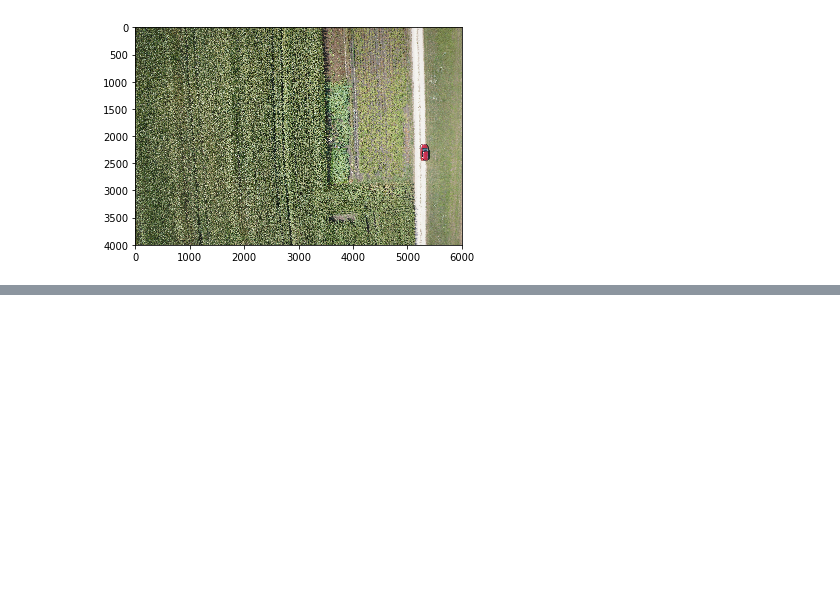
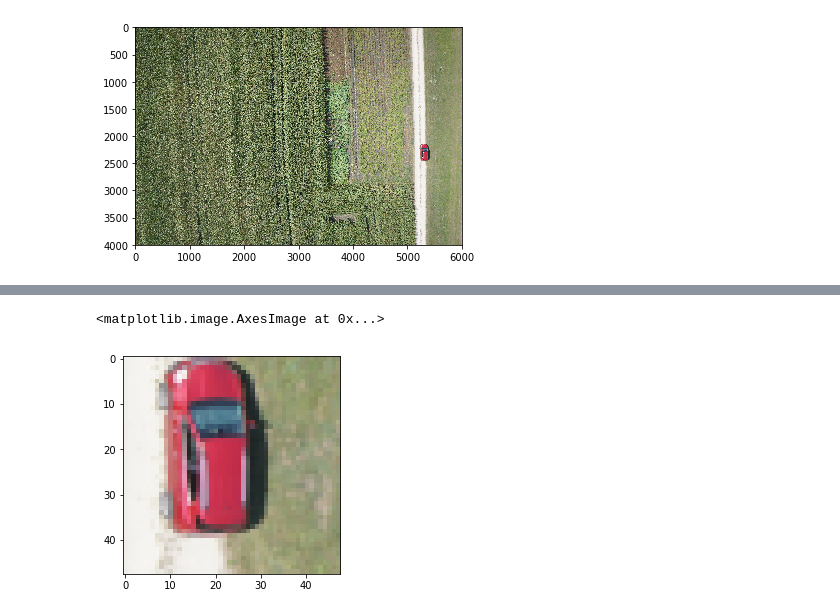
Before and after one commit to dorianHe/visualizing_what_CNN_learns, a Jupyter notebook: test_visualization.ipynb, the cells around one changed output, grey strips where cells are left out. Saved outputs shown, nothing was run; the diff lists cells and outputs as text; code cells hidden in the pictures; blank space fills up the shorter version.

```diff
--- a/test_visualization.ipynb
+++ b/test_visualization.ipynb
@@ -217,3 +218,9 @@ plt.imshow(example_cropped_image)
+# %%
+example_cropped_image = resized_image[270:318, 650:698]
+plt.imshow(example_cropped_image)
+# %% [output]
+<matplotlib.image.AxesImage at 0x...>
+[figure, added]
 # %%
 convlayer_index = 1
 visualizer.visualize_activation(example_cropped_image, convlayer_index)
```
Also changed, not shown: parts of 4 cells of this notebook.
